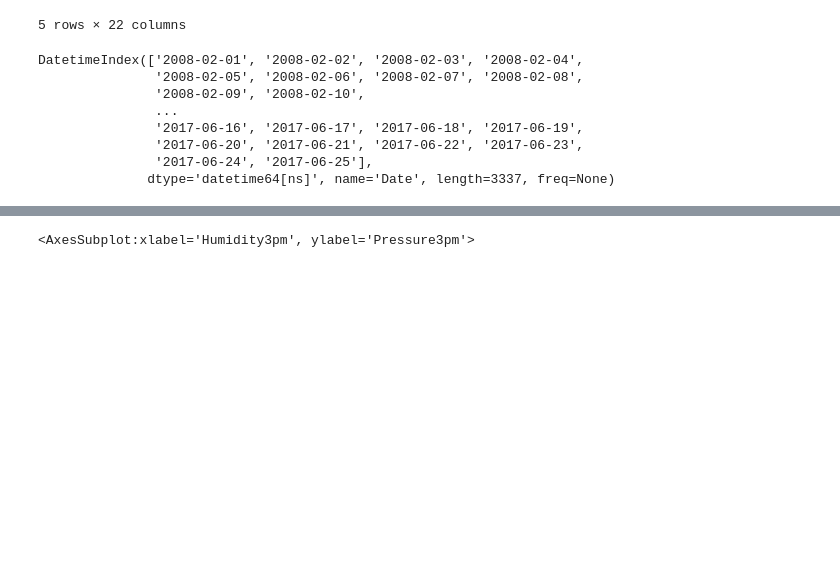
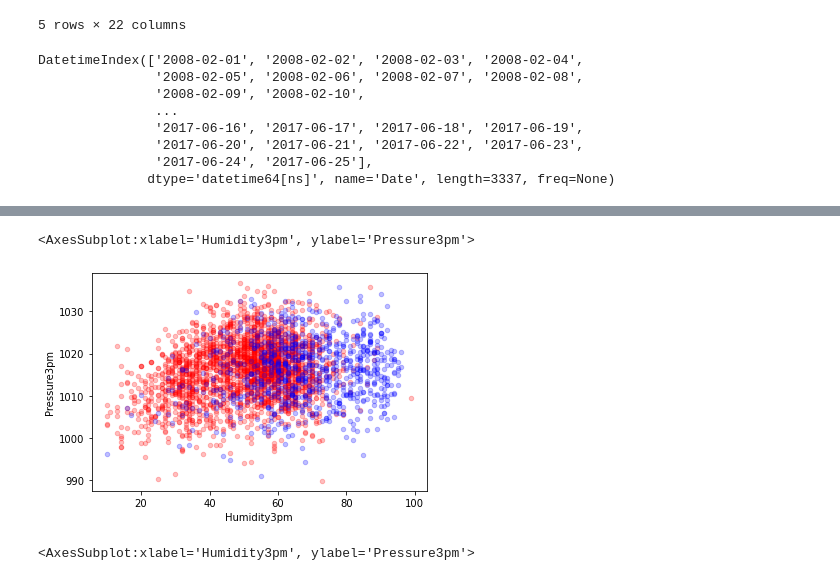
Before and after one commit to adel-nouar/ML_with_Rune, a Jupyter notebook: 00 - Lesson - k-Nearest-Neighbors Classifier (KNN).ipynb, the cells around one changed output, grey strips where cells are left out. Saved outputs shown, nothing was run; the diff lists cells and outputs as text; code cells hidden in the pictures; blank space fills up the shorter version.

Commit message:
dataset + data vis

```diff
--- a/00 - Lesson - k-Nearest-Neighbors Classifier (KNN).ipynb
+++ b/00 - Lesson - k-Nearest-Neighbors Classifier (KNN).ipynb
@@ -122,0 +116,2 @@ DatetimeIndex(['2008-02-01', '2008-02-02', '2008-02-03', '2008-02-04',
+# %%
+dataset = data[['Humidity3pm', 'Pressure3pm', 'RainTomorrow']]
@@ -123,3 +128,12 @@ DatetimeIndex(['2008-02-01', '2008-02-02', '2008-02-03', '2008-02-04',
+# %%
+fig, ax = plt.subplots()
+
+dataset[dataset['RainTomorrow'] == 'No'].plot.scatter(x='Humidity3pm', y='Pressure3pm', c='r', alpha=.25, ax=ax)
+
+dataset[dataset['RainTomorrow'] == 'Yes'].plot.scatter(x='Humidity3pm', y='Pressure3pm', c='b', alpha=.25, ax=ax)
+# %% [output]
+<AxesSubplot:xlabel='Humidity3pm', ylabel='Pressure3pm'>
+[figure, added]
 # %%
 # %% [output]
 <AxesSubplot:xlabel='Humidity3pm', ylabel='Pressure3pm'>
```
Also changed, not shown: parts of 3 cells of this notebook.
